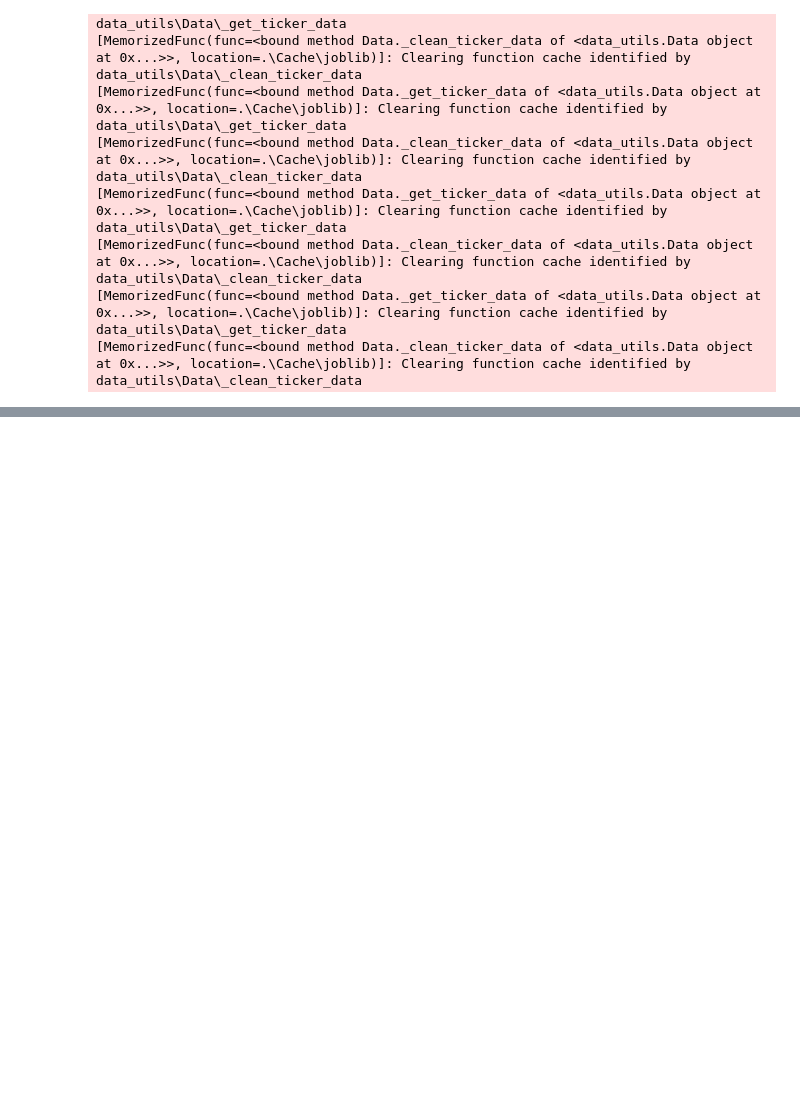
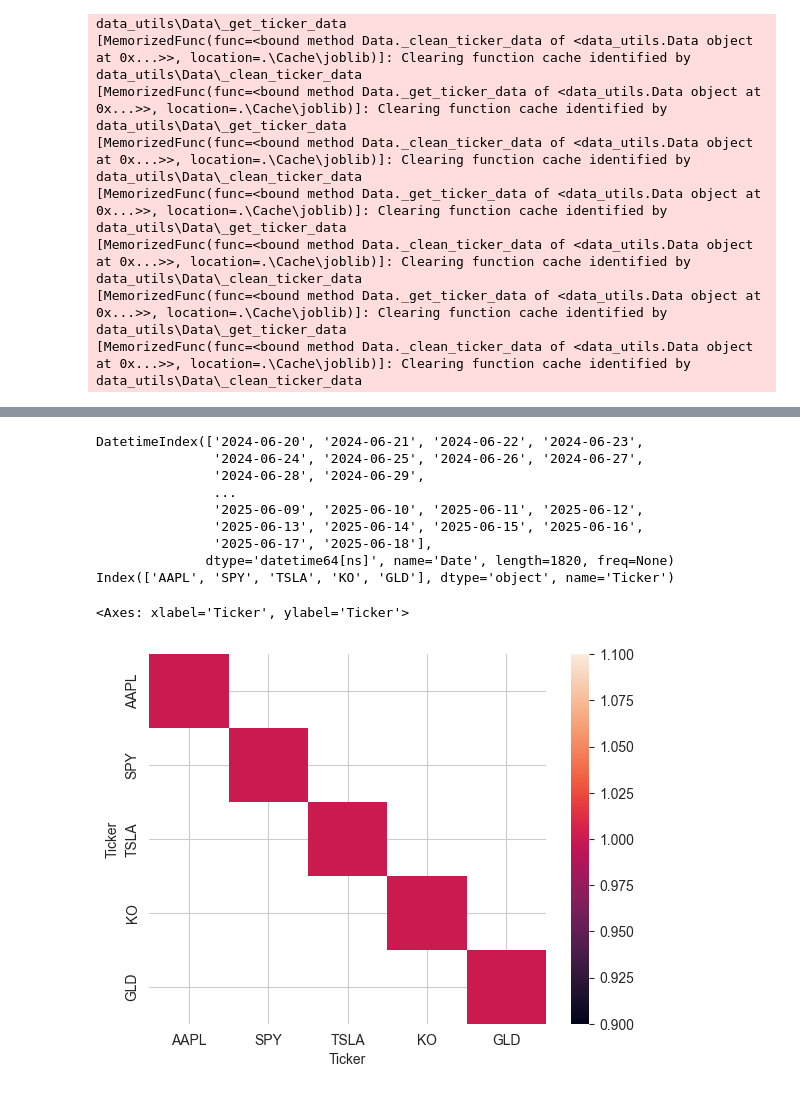
Before and after one commit to humaspasta/Market-Data-Pipeline-Descriptive-Analytics, a Jupyter notebook: project_1_data_pipeline.ipynb, the cells around one changed output, grey strips where cells are left out. Saved outputs shown, nothing was run; the diff lists cells and outputs as text; code cells hidden in the pictures; blank space fills up the shorter version.

```diff
--- a/project_1_data_pipeline.ipynb
+++ b/project_1_data_pipeline.ipynb
@@ -77,0 +210,20 @@ data.loc['Name']
+# %%
+prices_df = data.create_merge_prices_table()
+print(prices_df.index)
+close_data = prices_df['Close']
+close_data.pct_change().dropna()
+corr = close_data.corr()
+print(corr.columns)
+sns.heatmap(corr)
+# %% [output]
+DatetimeIndex(['2024-06-20', '2024-06-21', '2024-06-22', '2024-06-23',
+               '2024-06-24', '2024-06-25', '2024-06-26', '2024-06-27',
+               '2024-06-28', '2024-06-29',
+               ...
+               '2025-06-09', '2025-06-10', '2025-06-11', '2025-06-12',
+               '2025-06-13', '2025-06-14', '2025-06-15', '2025-06-16',
+               '2025-06-17', '2025-06-18'],
+              dtype='datetime64[ns]', name='Date', length=1820, freq=None)
+Index(['AAPL', 'SPY', 'TSLA', 'KO', 'GLD'], dtype='object', name='Ticker')
+<Axes: xlabel='Ticker', ylabel='Ticker'>
+[figure, added]
```
Also changed, not shown: parts of 16 cells of this notebook, 2 other files.
